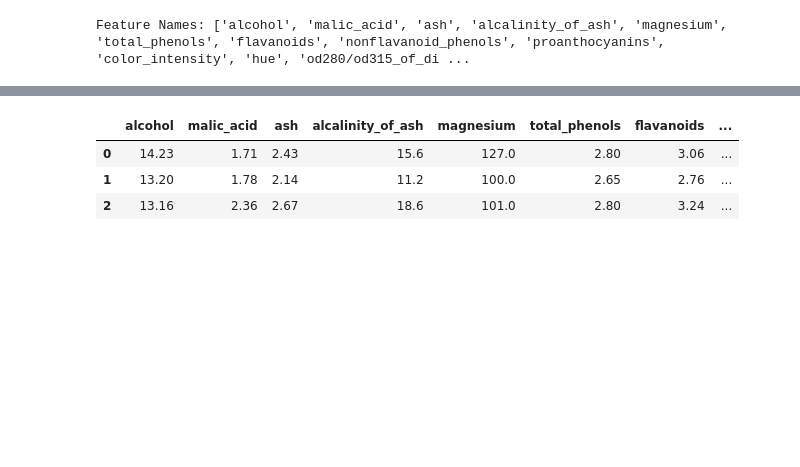
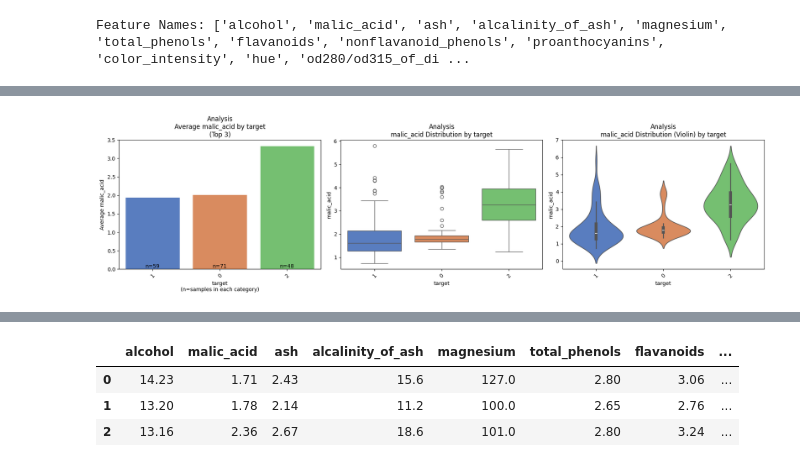
Before and after one commit to Kyaputan/Lab3-Machine-Learning, a Jupyter notebook: Linear_Model/ex03/K-Means_2.ipynb, the cells around one changed output, grey strips where cells are left out. Drawn from its saved outputs; the diff is of its cells as text; code cells hidden in the pictures; blank space fills up the shorter version.

Commit message:
ADD data-Analysis

```diff
--- a/Linear_Model/ex03/K-Means_2.ipynb
+++ b/Linear_Model/ex03/K-Means_2.ipynb
@@ -20,0 +42,87 @@ Feature Names: ['alcohol', 'malic_acid', 'ash', 'alcalinity_of_ash', 'magnesium'
+# %%
+df=wine_df
+# %%
+import pandas as pd
+import matplotlib.pyplot as plt
+import seaborn as sns
+from typing import Optional, Union
+import numpy as np
+
+def plot_categorical_relationships_improved(
+    column_name: str='',
+    data: pd.DataFrame = df,
+    target_column: str='',
+    top_n: int = 10,
+    title_prefix: str = 'Analysis',
+    figsize: tuple = (18, 5),
+    palette: str = 'muted',
+    rotation: int = 45,
+    min_count: int = 1
+) -> None:
+
+    # Input validation
+    if not isinstance(data, pd.DataFrame):
+        raise ValueError("data must be a pandas DataFrame")
+    if column_name not in data.columns:
+        raise ValueError(f"Column '{column_name}' not found in DataFrame")
+    if target_column not in data.columns:
+        raise ValueError(f"Target column '{target_column}' not found in DataFrame")
+    if top_n < 1:
+        raise ValueError("top_n must be positive")
+
+    # Filter categories with minimum count
+    value_counts = data[column_name].value_counts()
+    valid_categories = value_counts[value_counts >= min_count].head(top_n).index
+
+    # Handle case when no categories meet criteria
+    if len(valid_categories) == 0:
+        print("No categories meet the minimum count criterion")
+        return
+
+    # Filter data
+    filtered_data = data[data[column_name].isin(valid_categories)].copy()
+
+    # Sort categories by frequency
+    category_order = filtered_data[column_name].value_counts().index
+
+    # Create figure
+    plt.figure(figsize=figsize)
+
+    # Bar Plot
+    plt.subplot(1, 3, 1)
+    avg_value = filtered_data.groupby(column_name)[target_column].agg(['mean', 'count'])
+    sns.barplot(x=avg_value.index, y='mean', data=avg_value, order=category_order, palette=palette)
+    plt.title(f'{title_prefix}\nAverage {target_column} by {column_name}\n(Top {len(valid_categories)})')
+    plt.xlabel(f'{column_name}\n(n=samples in each category)')
+    plt.ylabel(f'Average {target_column}')
+    plt.xticks(rotation=rotation)
+
+    # Add sample size annotations
+    for i, count in enumerate(avg_value['count']):
+        plt.text(i, 0, f'n={count}', ha='center', va='bottom')
+
+    # Boxplot
+    plt.subplot(1, 3, 2)
+    sns.boxplot(x=column_name, y=target_column, data=filtered_data,
+                order=category_order, palette=palette)
+    plt.title(f'{title_prefix}\n{target_column} Distribution by {column_name}')
+    plt.xlabel(column_name)
+    plt.ylabel(target_column)
+    plt.xticks(rotation=rotation)
+
+    # Violin Plot
+    plt.subplot(1, 3, 3)
+    sns.violinplot(x=column_name, y=target_column, data=filtered_data,order=category_order, palette=palette)
+    plt.title(f'{title_prefix}\n{target_column} Distribution (Violin) by {column_name}')
+    plt.xlabel(column_name)
+    plt.ylabel(target_column)
+    plt.xticks(rotation=rotation)
+
+    # Adjust layout and display
+    plt.tight_layout()
+    plt.show()
+
+# Example usage
+plot_categorical_relationships_improved('target', target_column='malic_acid')
+plot_categorical_relationships_improved('alcohol', target_column='nonflavanoid_phenols')
+# %% [output]
@@ -20,0 +140 @@ Feature Names: ['alcohol', 'malic_acid', 'ash', 'alcalinity_of_ash', 'magnesium'
+[figure, added]
```
Also changed, not shown: parts of 5 cells of this notebook, 2 other files.
